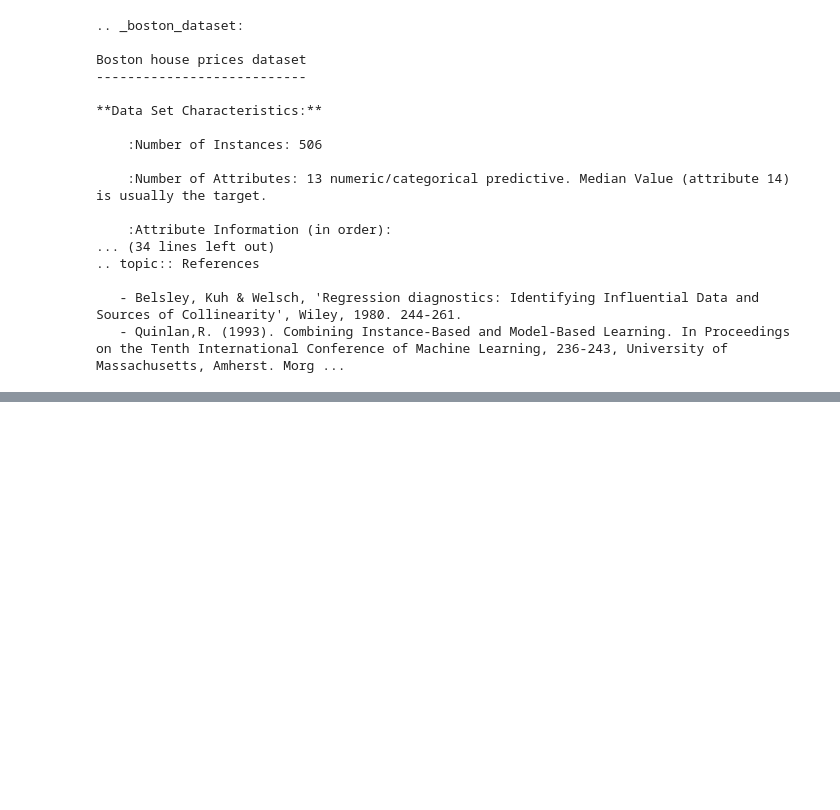
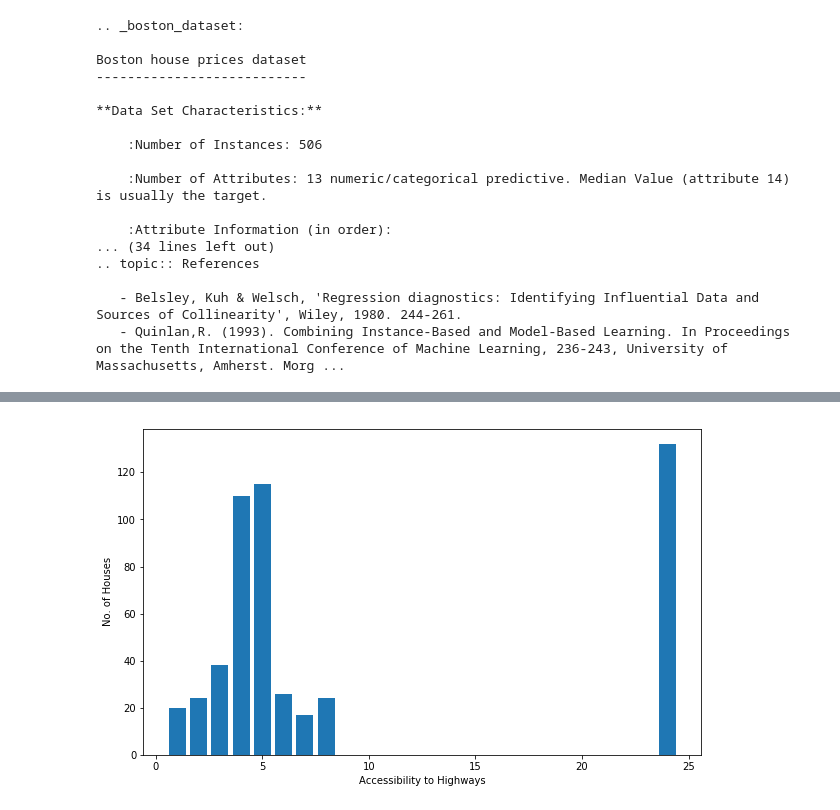
Before and after one commit to Sayaka-K/Boston-House-Prices-Prediction, a Jupyter notebook: Boston-House-Prices-Prediction.ipynb, the cells around one changed output, grey strips where cells are left out. Drawn from its saved outputs; the diff is of its cells as text; code cells hidden in the pictures; blank space fills up the shorter version.

```diff
--- a/Boston-House-Prices-Prediction.ipynb
+++ b/Boston-House-Prices-Prediction.ipynb
@@ -60,0 +178,5 @@ Boston house prices dataset
+# %%
+#Prep for visualizing RAD (index of accessibility to radial highways)
+#counts for each particular value
+frequency = data['RAD'].value_counts()
+frequency
@@ -60,0 +194,9 @@ Boston house prices dataset
+# %%
+#Bar chart for RAD using plt
+plt.figure(figsize=(10,6))
+plt.bar(frequency.index, height=frequency)
+plt.xlabel('Accessibility to Highways')
+plt.ylabel('No. of Houses')
+plt.show()
+# %% [output]
+[figure, added]
```
Also changed, not shown: parts of 20 cells of this notebook.
